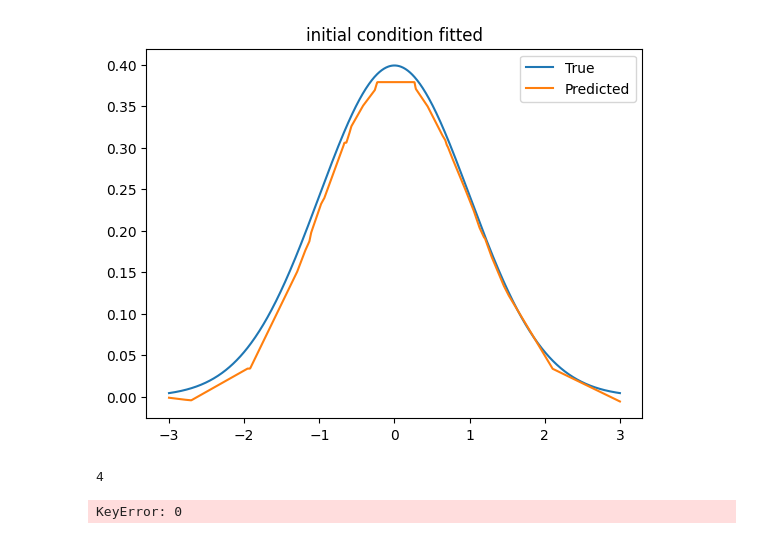
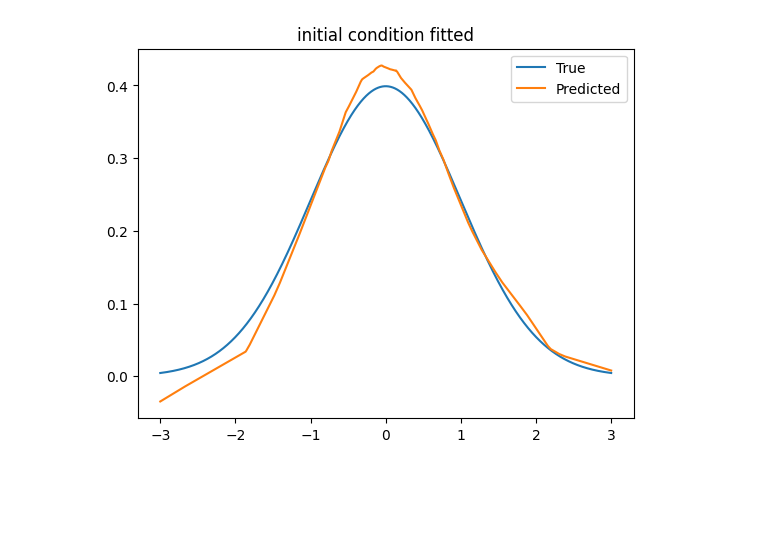
Before and after one commit to l1yz/PDE, a Jupyter notebook: Neural_Galerkin/main.ipynb, the cells around one changed output. Saved outputs shown, nothing was run; the diff lists cells and outputs as text; code cells hidden in the pictures; blank space fills up the shorter version.

```diff
--- a/Neural_Galerkin/main.ipynb
+++ b/Neural_Galerkin/main.ipynb
@@ -52,43 +36,42 @@ params = model.init(key, x)['params']
 # %%
 # Enforce the initial condition using ADAM to adjust the initial parameters
-optimizer = optax.adam(learning_rate=1e-3,nesterov=False)
+optimizer = optax.adam(learning_rate= 5e-4 ,nesterov=False)
 opt_state = optimizer.init(params)
 
 #training step
 @jit
 def train_step(params, opt_state, inputs, targets):
-    def mse(params, x, targets):
-        u = model.apply({'params':params}, inputs)
-        return jnp.mean((u - targets) ** 2)
+    def mse(params, inputs, targets):
+        predictions = model.apply({'params': params}, inputs)
+        return jnp.mean((predictions - targets) ** 2)
+
     loss, grads = jax.value_and_grad(mse)(params, inputs, targets)
     updates, opt_state = optimizer.update(grads, opt_state, params)
     new_params = optax.apply_updates(params, updates)
     return loss, new_params, opt_state
-##### wrong formula for relative error
-# def check_rel_error(params):
-#     xunif=jnp.linspace(-3.0,3.0, 6000)
-#     xunif = xunif.reshape(-1, 1)
-#     uunif=jnp.exp(-xunif**2)/jnp.sqrt(2*jnp.pi)
-#     upred=model.apply({'params':params}, xunif)
-#     rel_error=jnp.sum(uunif)/1000/0.997
-#     print(f"Relative error: {rel_error}")
-#     return rel_error
-######
-epochs=2000
+
+epochs=100
 bs=32
 losses = []
-
 for epoch in range(epochs):
     for i in range(0, len(x), bs):
         x_batch = x[i:i+bs]
         targets_batch = targets[i:i+bs]
         loss, params, opt_state = train_step(params, opt_state, x_batch, targets_batch)
-        #losses.append(loss)
+    losses.append(loss)
     print(f"epoch:{epoch} loss: {loss}")
     # if epoch%20==0: #check relative loss
     #     if check_rel_error(params)<0.01:
     #          break
-#check the initial condition
+#check the initial condition fitted
+#plot a loss curve
+# plt.figure()
+# plt.plot(losses)
+# plt.title('Loss curve')
+# plt.yscale('log')
+# plt.show()
+
+
 plt.figure()
 plt.plot(x, targets, label='True')
 plt.plot(x, model.apply({'params':params}, x), label='Predicted')
@@ -116 +99 @@ epoch:1999 loss: 0.00011356317554600537
-[figure, old version]
+[figure, new version]
@@ -188,28 +155,0 @@ def theta_update(params, input):
-# %%
-t = 0.0
-T = 0.1
-dt = 0.01
-params = model.init(key, x)['params']
-
-# Time-stepping loop
-for i in range(int(T/dt)):
-    # Update parameters using theta_update function
-    params = theta_update(params, x)
-
-    # Compute the new time
-    t += dt
-    # Compute the solution at the new time step
-    u = model.apply({'params': params}, x)
-
-    # Plot the solution at each time step (optional)
-    plt.plot(x, u)
-    plt.title(f'Solution at t = {t:.2f}')
-    plt.show()
-
-# Plot the final solution
-plt.plot(x, u)
-plt.title('Final Solution')
-plt.show()
-# %% [output]
-4
-KeyError: 0
```
Also changed, not shown: parts of 10 cells of this notebook.
